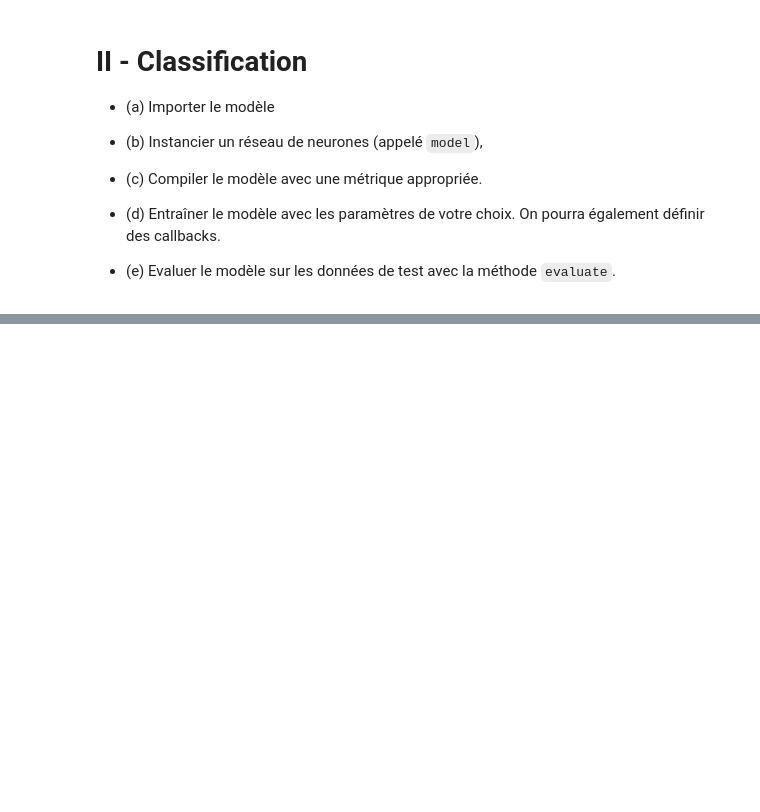
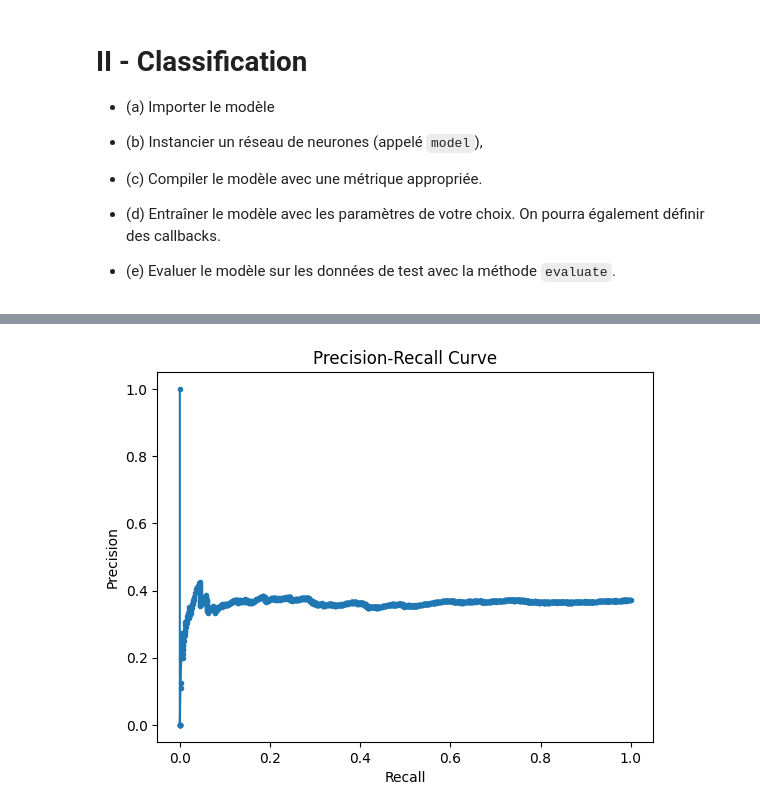
Before and after one commit to hdogan84/insect_cnn, a Jupyter notebook: notebooks/04_Model_Train.ipynb, the cells around one changed output, grey strips where cells are left out. Drawn from its saved outputs; the diff is of its cells as text; code cells hidden in the pictures; blank space fills up the shorter version.

```diff
--- a/notebooks/04_Model_Train.ipynb
+++ b/notebooks/04_Model_Train.ipynb
@@ -216,2 +221,24 @@ plt.show()
 # %%
 #model.save('../models/my_model_epochs20.h5')
+# %%
+# Get true labels
+y_true = training_data.classes  # Ground truth labels
+
+# Get predicted probabilities
+y_pred = model.predict(training_data)  # Softmax scores or probability values
+
+ap_score = average_precision_score(y_true, y_pred)
+print("AP score:", ap_score)
+
+from sklearn.metrics import precision_recall_curve
+import matplotlib.pyplot as plt
+
+# Only for binary classification (adjust for multi-class)
+precision, recall, _ = precision_recall_curve(y_true, y_pred)
+
+plt.plot(recall, precision, marker='.')
+plt.xlabel('Recall')
+plt.ylabel('Precision')
+plt.title('Precision-Recall Curve')
+plt.show()
+# %% [output]
@@ -217,0 +247 @@ plt.show()
+[figure, added]
```
Also changed, not shown: parts of 9 cells of this notebook, 3 other files.
